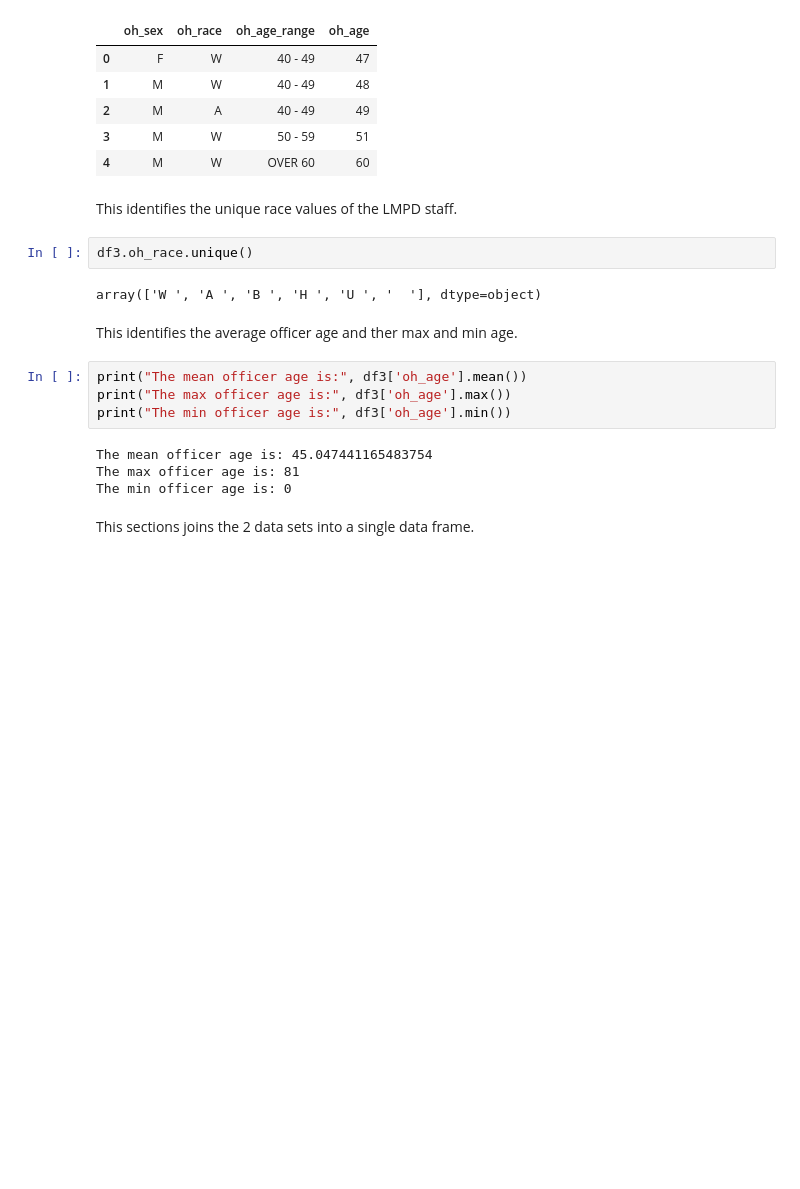
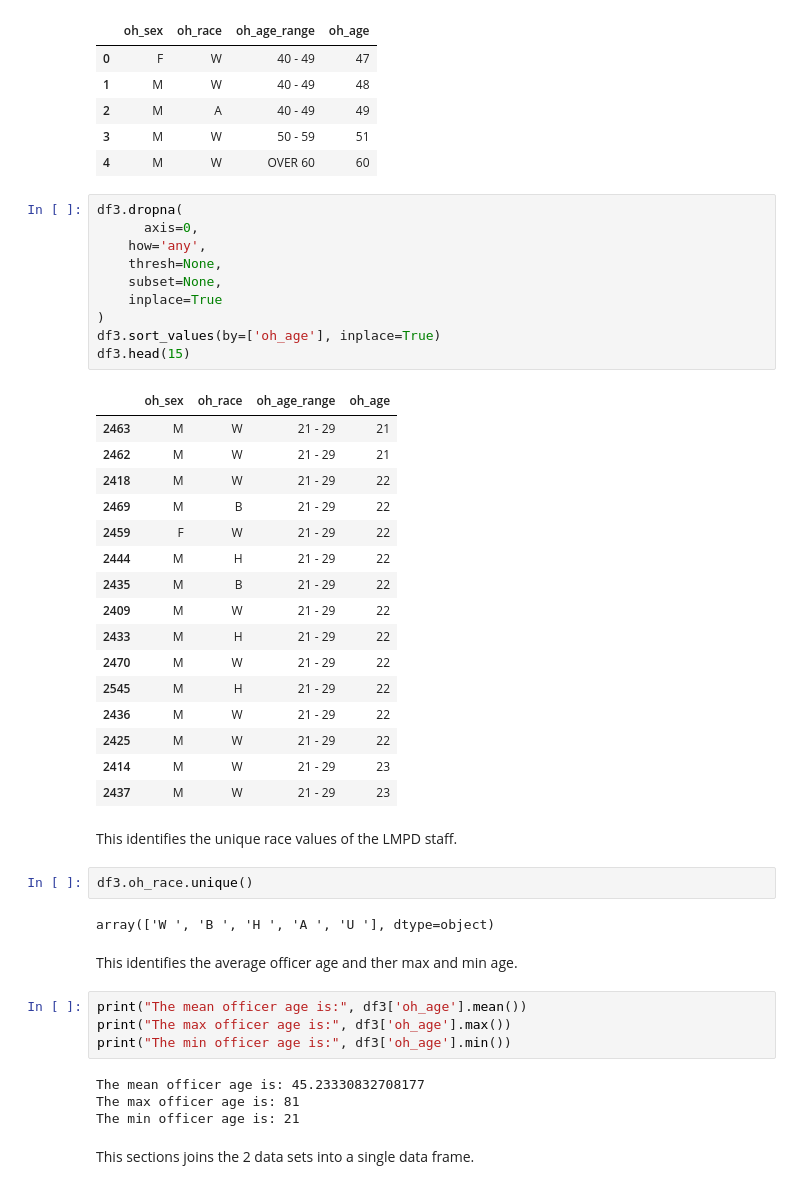
Before and after one commit to dmorton714/lmpd, a Jupyter notebook: lmpd_cleaned.ipynb, the cells around one changed output. Drawn from its saved outputs; the diff is of its cells as text; blank space fills up the shorter version.

```diff
--- a/lmpd_cleaned.ipynb
+++ b/lmpd_cleaned.ipynb
@@ -79,12 +79,39 @@ df3.head()
 | 2 | M | A | 40 - 49 | 49 |
 | 3 | M | W | 50 - 59 | 51 |
 | 4 | M | W | OVER 60 | 60 |
+# %%
+df3.dropna(
+      axis=0,
+    how='any',
+    thresh=None,
+    subset=None,
+    inplace=True
+)
+df3.sort_values(by=['oh_age'], inplace=True)
+df3.head(15)
+# %% [output]
+|  | oh_sex | oh_race | oh_age_range | oh_age |
+| 2463 | M | W | 21 - 29 | 21 |
+| 2462 | M | W | 21 - 29 | 21 |
+| 2418 | M | W | 21 - 29 | 22 |
+| 2469 | M | B | 21 - 29 | 22 |
+| 2459 | F | W | 21 - 29 | 22 |
+| 2444 | M | H | 21 - 29 | 22 |
+| 2435 | M | B | 21 - 29 | 22 |
+| 2409 | M | W | 21 - 29 | 22 |
+| 2433 | M | H | 21 - 29 | 22 |
+| 2470 | M | W | 21 - 29 | 22 |
+| 2545 | M | H | 21 - 29 | 22 |
+| 2436 | M | W | 21 - 29 | 22 |
+| 2425 | M | W | 21 - 29 | 22 |
+| 2414 | M | W | 21 - 29 | 23 |
+| 2437 | M | W | 21 - 29 | 23 |
 # %% [markdown]
 This identifies the unique race values of the LMPD staff.
 # %%
 df3.oh_race.unique()
 # %% [output]
-array(['W ', 'A ', 'B ', 'H ', 'U ', '  '], dtype=object)
+array(['W ', 'B ', 'H ', 'A ', 'U '], dtype=object)
 # %% [markdown]
 This identifies the average officer age and ther max and min age.
 # %%
@@ -92,9 +119,9 @@ print("The mean officer age is:", df3['oh_age'].mean())
 print("The max officer age is:", df3['oh_age'].max())
 print("The min officer age is:", df3['oh_age'].min())
 # %% [output]
-The mean officer age is: 45.047441165483754
+The mean officer age is: 45.23330832708177
 The max officer age is: 81
-The min officer age is: 0
+The min officer age is: 21
 # %% [markdown]
 This sections joins the 2 data sets into a single data frame.
 # %%
```
Also changed, not shown: parts of 8 cells of this notebook.
